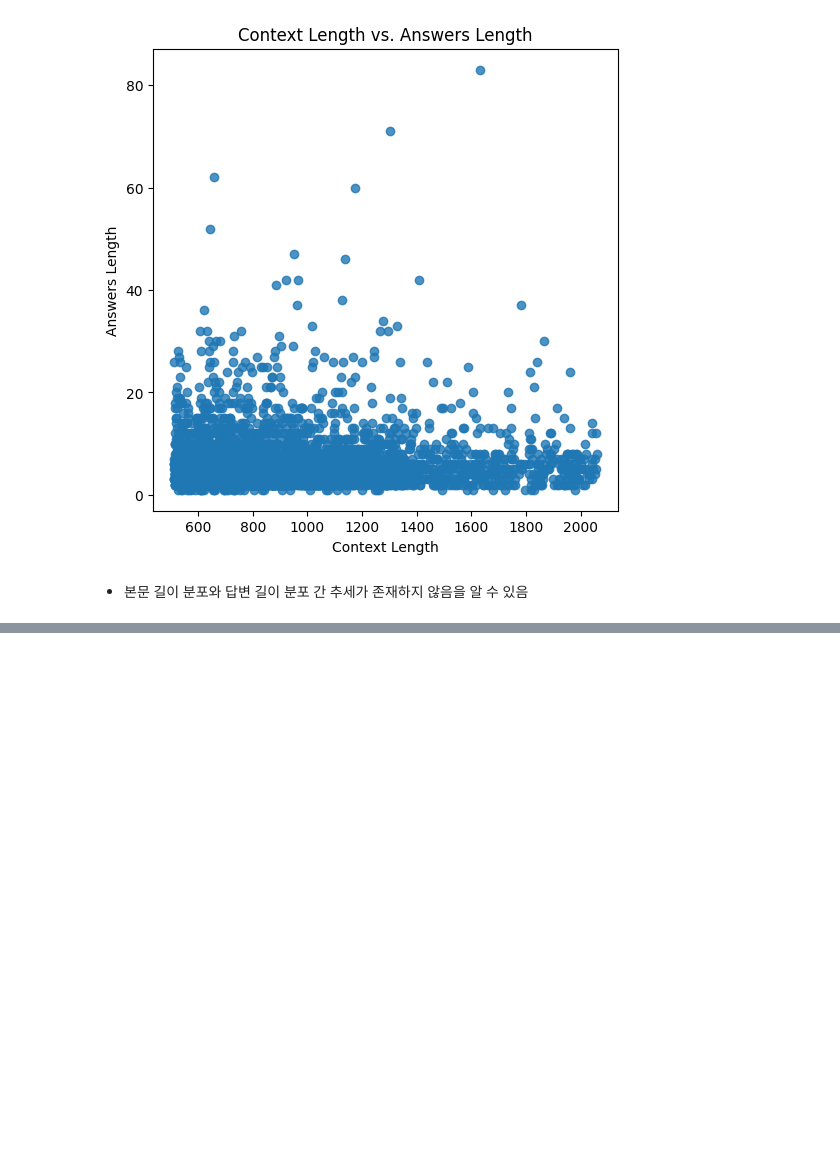
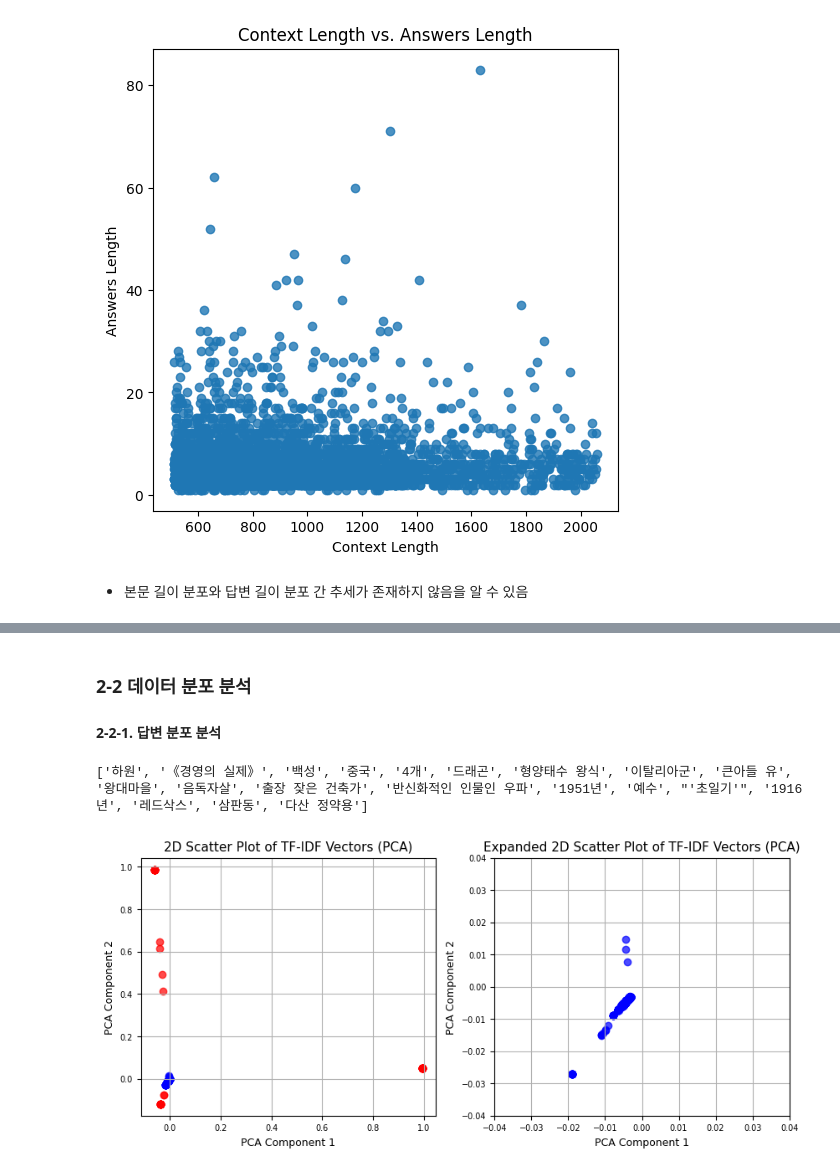
Before and after one commit to boostcampaitech7/level2-mrc-nlp-10, a Jupyter notebook: EDA.ipynb, the cells around one changed output, grey strips where cells are left out. Saved outputs shown, nothing was run; the diff lists cells and outputs as text; code cells hidden in the pictures; blank space fills up the shorter version.

```diff
--- a/EDA.ipynb
+++ b/EDA.ipynb
@@ -174,0 +324,3 @@ plt.show()
+# %% [markdown]
+### 2-2 데이터 분포 분석
+#### 2-2-1. 답변 분포 분석
@@ -174,0 +329,58 @@ plt.show()
+# %%
+answers_list = [answer['text'][0] for answer in train['train']['answers']]
+print(answers_list[:20])
+# %% [output]
+['하원', '《경영의 실제》', '백성', '중국', '4개', '드래곤', '형양태수 왕식', '이탈리아군', '큰아들 유', '왕대마을', '음독자살', '출장 잦은 건축가', '반신화적인 인물인 우파', '1951년', '예수', "'초일기'", '1916년', '레드삭스', '삼판동', '다산 정약용']
+# %%
+import matplotlib.pyplot as plt
+from sklearn.decomposition import PCA
+
+fig, axes = plt.subplots(1, 2, figsize=(10, 4))
+
+title_font_size = 11
+label_font_size = 9
+tick_font_size = 7
+border = 0.04
+
+# 100차원에서 2차원으로 축소
+pca = PCA(n_components=2)
+
+#tfidf = TfidfVectorizer(max_features=100) # 상위 100개의 단어만 사용
+tfidf = TfidfVectorizer()
+tfidf_matrix = tfidf.fit_transform(answers_list)
+tfidf_2d = pca.fit_transform(tfidf_matrix.toarray())
+
+# limit 바깥의 점들 식별
+out_of_bounds_indices = (tfidf_2d[:, 0] < -border) | (tfidf_2d[:, 0] > border) | (tfidf_2d[:, 1] < -border) | (tfidf_2d[:, 1] > border)
+
+# limit 안의 점들
+in_bounds_indices = ~out_of_bounds_indices
+
+
+# 2D scatter plot으로 시각화
+# axes[0].scatter(tfidf_2d[:, 0], tfidf_2d[:, 1], c='blue', marker='o', alpha=0.7)
+
+# axes[0]에 점들 그리기
+axes[0].scatter(tfidf_2d[in_bounds_indices, 0], tfidf_2d[in_bounds_indices, 1], c='blue', marker='o', alpha=0.7)
+axes[0].scatter(tfidf_2d[out_of_bounds_indices, 0], tfidf_2d[out_of_bounds_indices, 1], c='red', marker='o', alpha=0.7)
+
+axes[0].set_title('2D Scatter Plot of TF-IDF Vectors (PCA)', fontsize=title_font_size)
+axes[0].set_xlabel('PCA Component 1', fontsize=label_font_size)
+axes[0].set_ylabel('PCA Component 2', fontsize=label_font_size)
+axes[0].grid(True)
+axes[0].tick_params(labelsize=tick_font_size)
+
+# axes[0] 확대
+axes[1].scatter(tfidf_2d[:, 0], tfidf_2d[:, 1], c='blue', marker='o', alpha=0.7)
+axes[1].set_title('Expanded 2D Scatter Plot of TF-IDF Vectors (PCA)', fontsize=title_font_size)
+axes[1].set_xlabel('PCA Component 1', fontsize=label_font_size)
+axes[1].set_ylabel('PCA Component 2', fontsize=label_font_size)
+axes[1].grid(True)
+axes[1].tick_params(labelsize=tick_font_size)
+axes[1].set_xlim(-border, border)
+axes[1].set_ylim(-border, border)
+
+
+plt.show()
+# %% [output]
+[figure, added]
```
Also changed, not shown: parts of 20 cells of this notebook.
